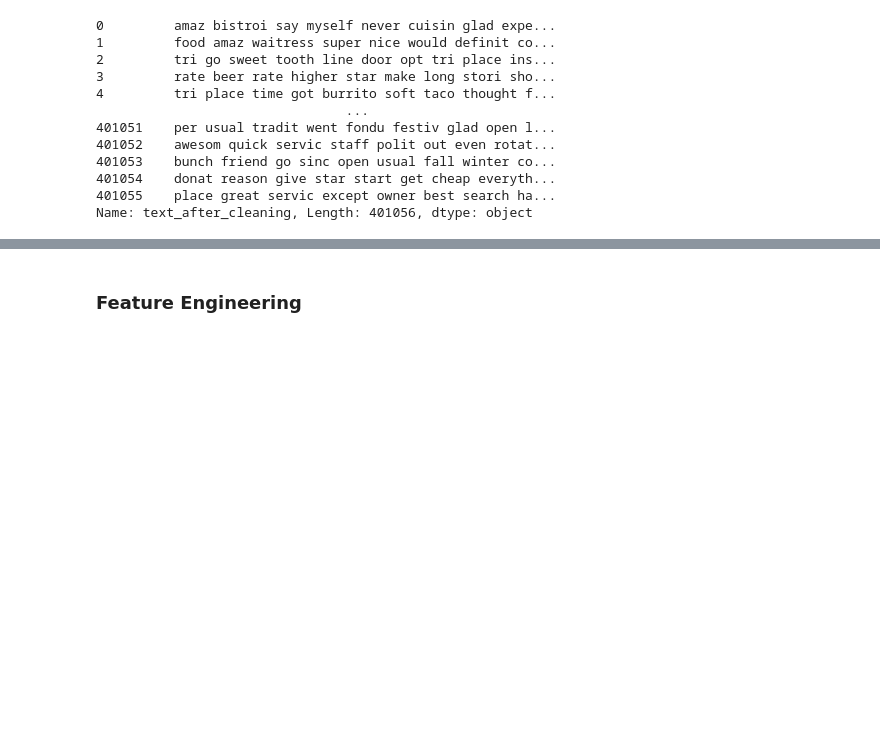
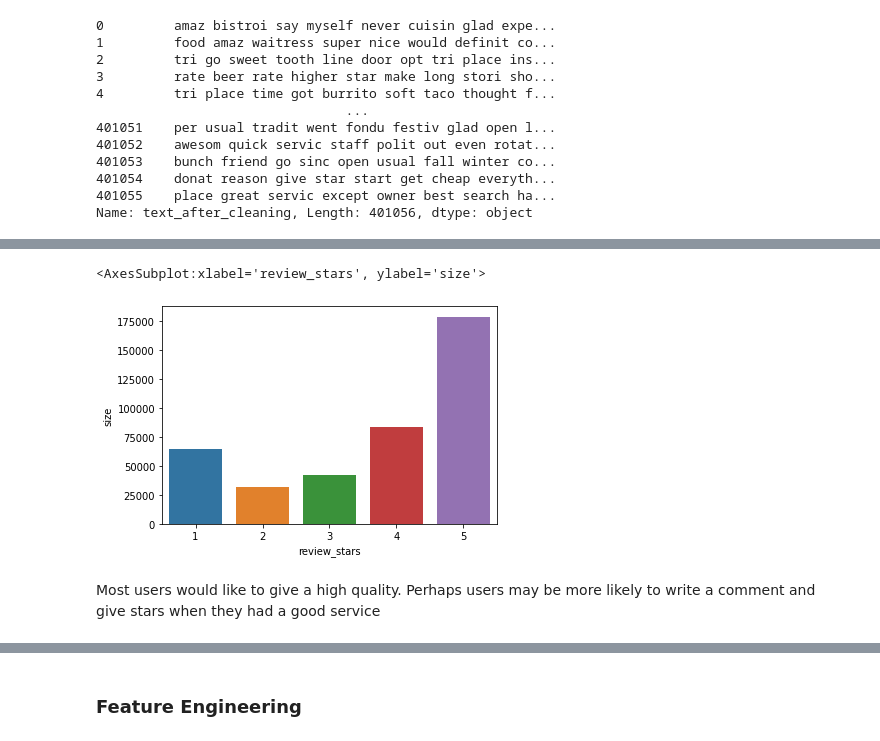
Before and after one commit to FishWith7sMemory/MAST30034-ADS-GroupProj, a Jupyter notebook: Preprocessing.ipynb, the cells around one changed output, grey strips where cells are left out. Drawn from its saved outputs; the diff is of its cells as text; code cells hidden in the pictures; blank space fills up the shorter version.

```diff
--- a/Preprocessing.ipynb
+++ b/Preprocessing.ipynb
@@ -261,0 +283,8 @@ Name: text_after_cleaning, Length: 401056, dtype: object
+# %%
+review_star_freq = df.groupby("review_stars", as_index=False).size()
+sns.barplot(x="review_stars", y="size", data=review_star_freq)
+# %% [output]
+<AxesSubplot:xlabel='review_stars', ylabel='size'>
+[figure, added]
+# %% [markdown]
+Most users would like to give a high quality. Perhaps users may be more likely to write a comment and give stars when they had a good service
```
Also changed, not shown: parts of 10 cells of this notebook.
